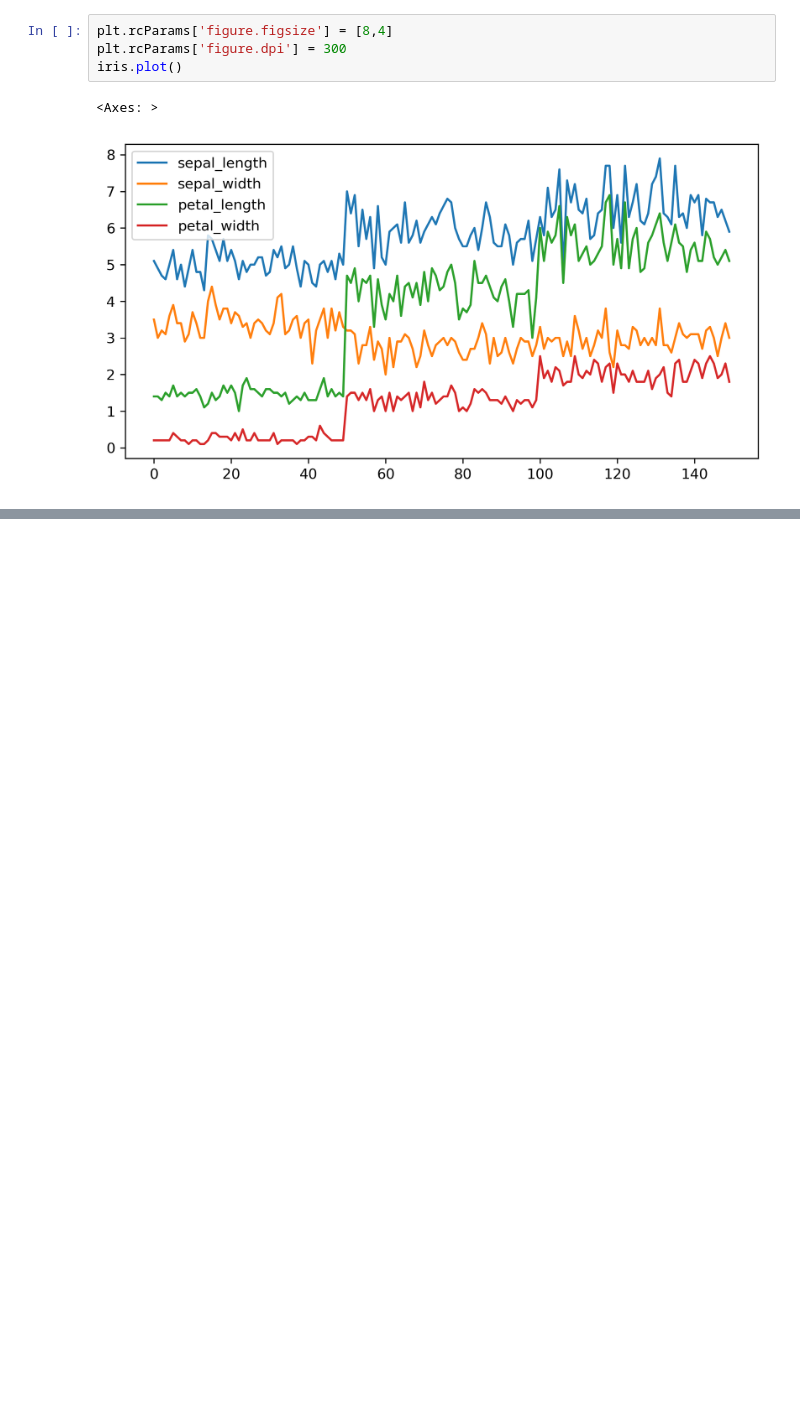
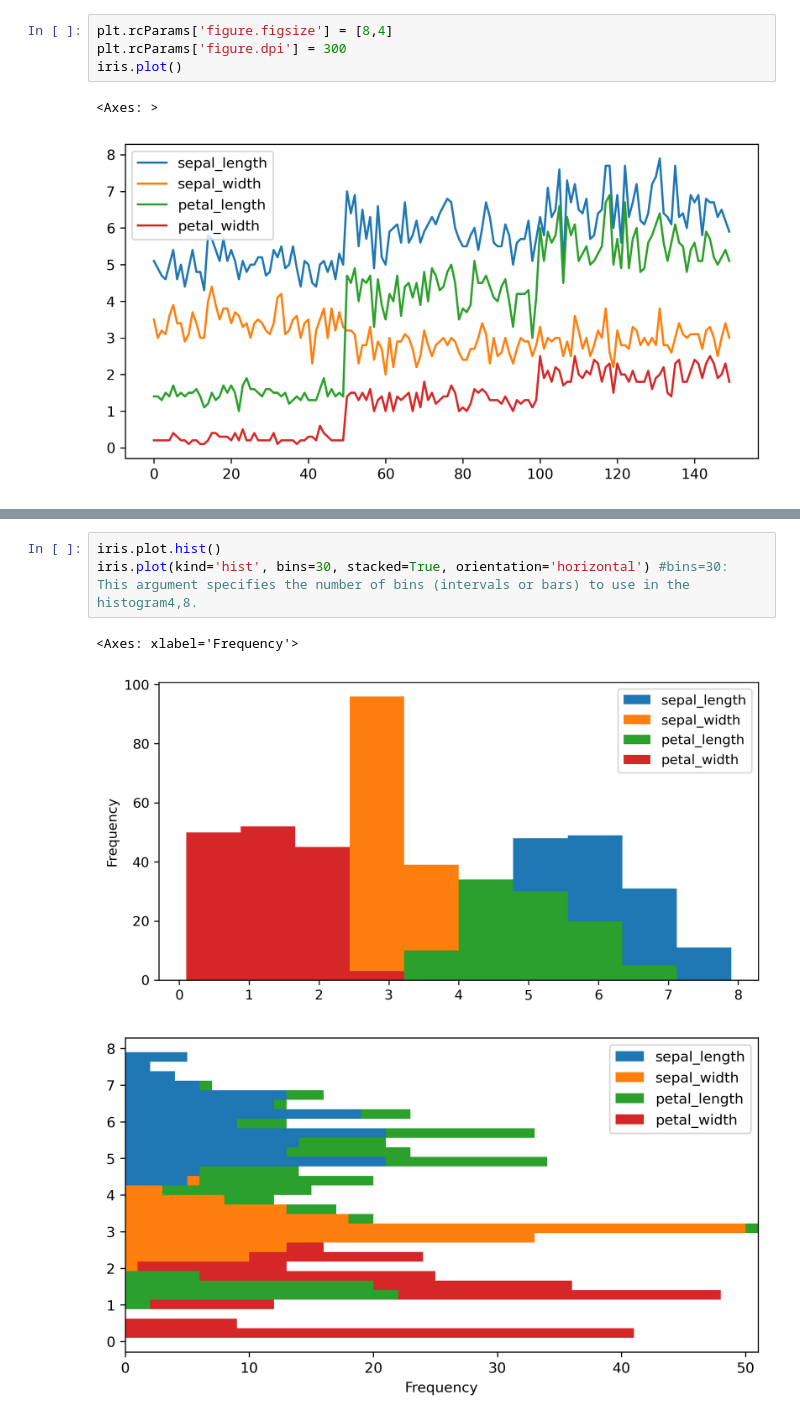
Before and after one commit to saxovia/ml-practice, a Jupyter notebook: 5 - data visualization/DataVis.ipynb, the cells around one changed output, grey strips where cells are left out. Drawn from its saved outputs; the diff is of its cells as text; blank space fills up the shorter version.

```diff
--- a/5 - data visualization/DataVis.ipynb
+++ b/5 - data visualization/DataVis.ipynb
@@ -49,0 +84,7 @@ plt.show()
+# %%
+iris.plot.hist()
+iris.plot(kind='hist', bins=30, stacked=True, orientation='horizontal') #bins=30: This argument specifies the number of bins (intervals or bars) to use in the histogram4,8.
+# %% [output]
+<Axes: xlabel='Frequency'>
+[figure, added]
+[figure, added]
```
Also changed, not shown: parts of 18 cells of this notebook.
